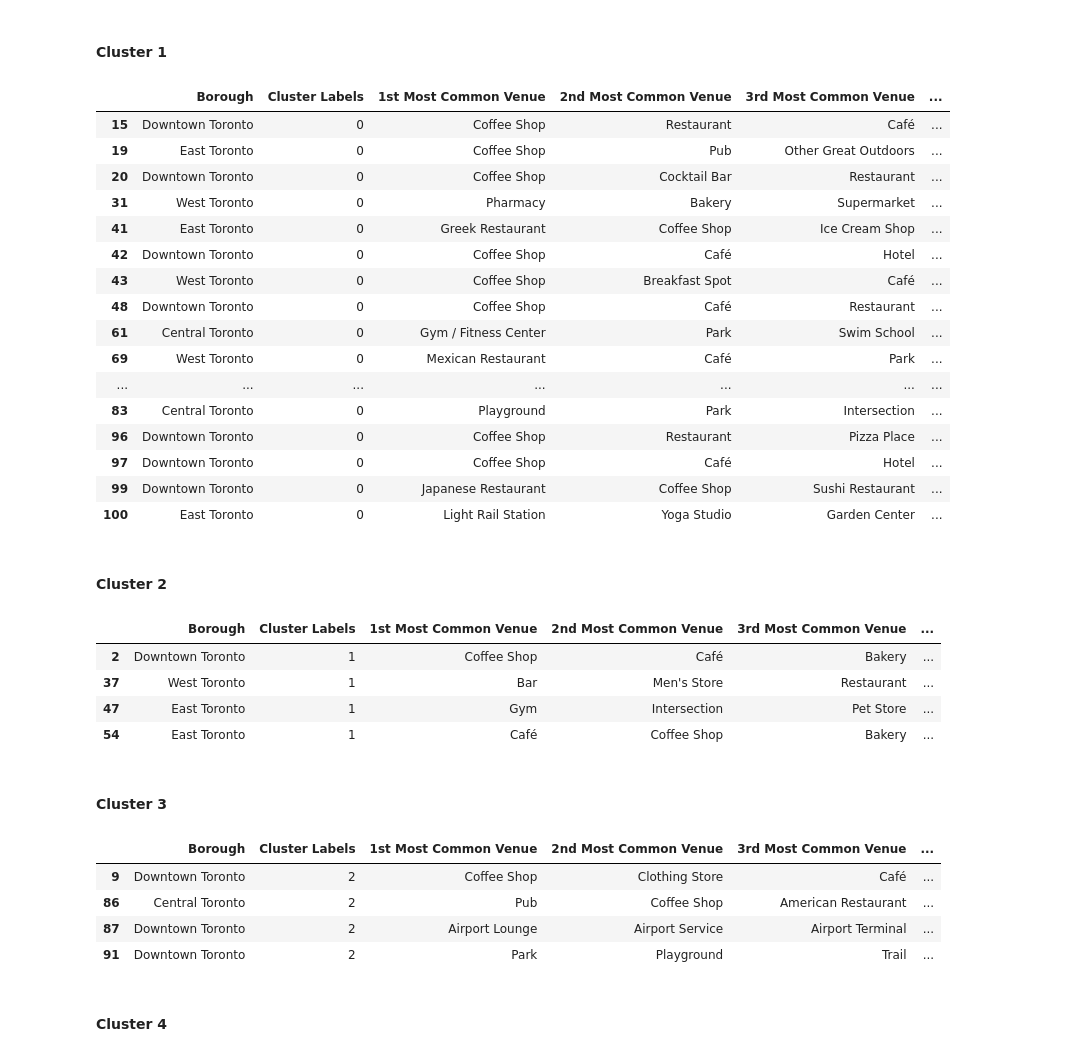
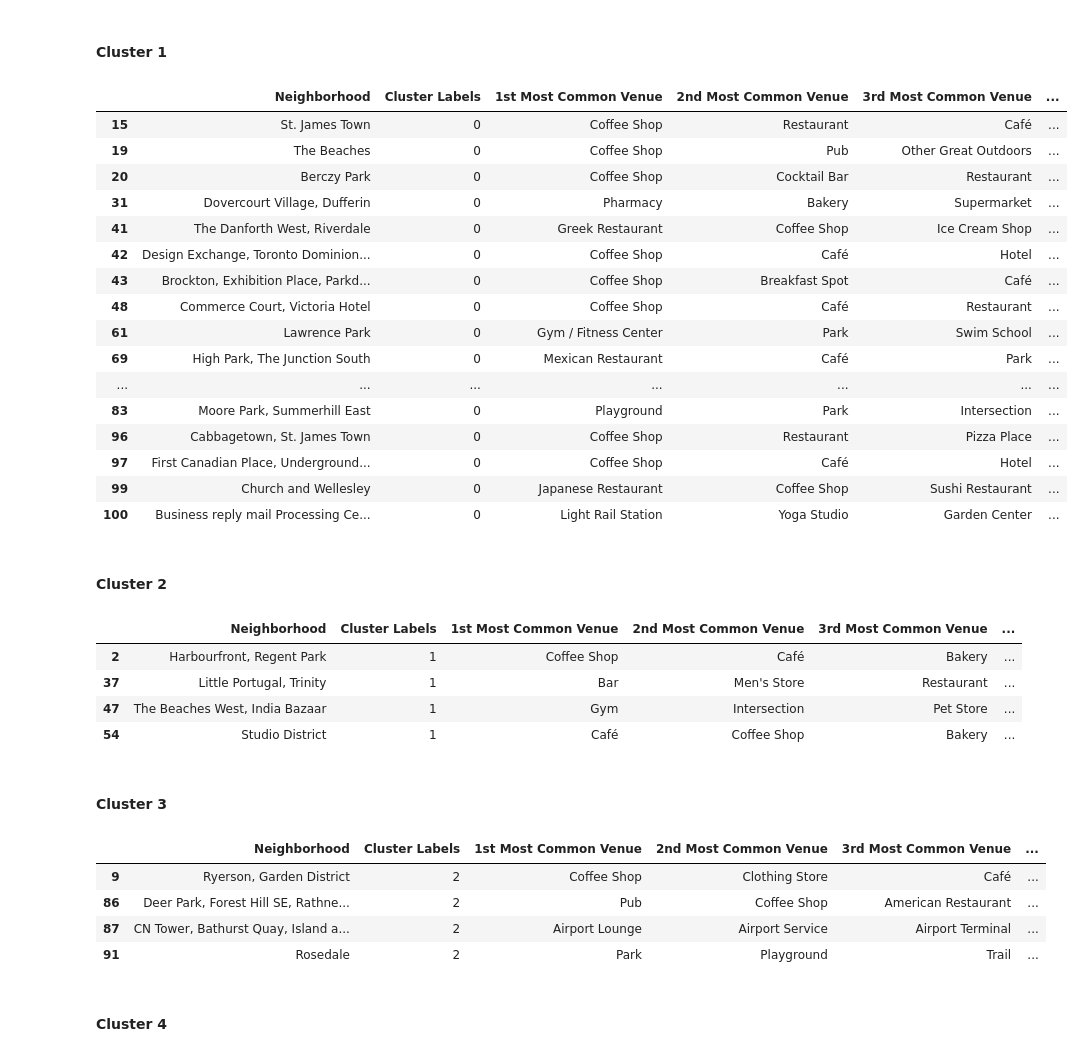
Before and after one commit to lsprandel/Coursera_Projects, a Jupyter notebook: Neighborhoods_in_Toronto.ipynb, the cells around one changed output. Drawn from its saved outputs; the diff is of its cells as text; code cells hidden in the pictures.

```diff
--- a/Neighborhoods_in_Toronto.ipynb
+++ b/Neighborhoods_in_Toronto.ipynb
@@ -441,45 +441,45 @@ map_clusters
 # %% [markdown]
 #### Cluster 1
 # %%
-toronto_merged.loc[toronto_merged['Cluster Labels'] == 0, toronto_merged.columns[[1] + list(range(5, toronto_merged.shape[1]))]]
+toronto_merged.loc[toronto_merged['Cluster Labels'] == 0, toronto_merged.columns[[2] + list(range(5, toronto_merged.shape[1]))]]
 # %% [output]
-|  | Borough | Cluster Labels | 1st Most Common Venue | 2nd Most Common Venue | 3rd Most Common Venue | ... |
-| 15 | Downtown Toronto | 0 | Coffee Shop | Restaurant | Café | ... |
-| 19 | East Toronto | 0 | Coffee Shop | Pub | Other Great Outdoors | ... |
-| 20 | Downtown Toronto | 0 | Coffee Shop | Cocktail Bar | Restaurant | ... |
-| 31 | West Toronto | 0 | Pharmacy | Bakery | Supermarket | ... |
-| 41 | East Toronto | 0 | Greek Restaurant | Coffee Shop | Ice Cream Shop | ... |
-| 42 | Downtown Toronto | 0 | Coffee Shop | Café | Hotel | ... |
-| 43 | West Toronto | 0 | Coffee Shop | Breakfast Spot | Café | ... |
-| 48 | Downtown Toronto | 0 | Coffee Shop | Café | Restaurant | ... |
-| 61 | Central Toronto | 0 | Gym / Fitness Center | Park | Swim School | ... |
-| 69 | West Toronto | 0 | Mexican Restaurant | Café | Park | ... |
+|  | Neighborhood | Cluster Labels | 1st Most Common Venue | 2nd Most Common Venue | 3rd Most Common Venue | ... |
+| 15 | St. James Town | 0 | Coffee Shop | Restaurant | Café | ... |
+| 19 | The Beaches | 0 | Coffee Shop | Pub | Other Great Outdoors | ... |
+| 20 | Berczy Park | 0 | Coffee Shop | Cocktail Bar | Restaurant | ... |
+| 31 | Dovercourt Village, Dufferin | 0 | Pharmacy | Bakery | Supermarket | ... |
+| 41 | The Danforth West, Riverdale | 0 | Greek Restaurant | Coffee Shop | Ice Cream Shop | ... |
+| 42 | Design Exchange, Toronto Dominion... | 0 | Coffee Shop | Café | Hotel | ... |
+| 43 | Brockton, Exhibition Place, Parkd... | 0 | Coffee Shop | Breakfast Spot | Café | ... |
+| 48 | Commerce Court, Victoria Hotel | 0 | Coffee Shop | Café | Restaurant | ... |
+| 61 | Lawrence Park | 0 | Gym / Fitness Center | Park | Swim School | ... |
+| 69 | High Park, The Junction South | 0 | Mexican Restaurant | Café | Park | ... |
 | ... | ... | ... | ... | ... | ... | ... |
-| 83 | Central Toronto | 0 | Playground | Park | Intersection | ... |
-| 96 | Downtown Toronto | 0 | Coffee Shop | Restaurant | Pizza Place | ... |
-| 97 | Downtown Toronto | 0 | Coffee Shop | Café | Hotel | ... |
-| 99 | Downtown Toronto | 0 | Japanese Restaurant | Coffee Shop | Sushi Restaurant | ... |
-| 100 | East Toronto | 0 | Light Rail Station | Yoga Studio | Garden Center | ... |
+| 83 | Moore Park, Summerhill East | 0 | Playground | Park | Intersection | ... |
+| 96 | Cabbagetown, St. James Town | 0 | Coffee Shop | Restaurant | Pizza Place | ... |
+| 97 | First Canadian Place, Underground... | 0 | Coffee Shop | Café | Hotel | ... |
+| 99 | Church and Wellesley | 0 | Japanese Restaurant | Coffee Shop | Sushi Restaurant | ... |
+| 100 | Business reply mail Processing Ce... | 0 | Light Rail Station | Yoga Studio | Garden Center | ... |
 # %% [markdown]
 #### Cluster 2
 # %%
-toronto_merged.loc[toronto_merged['Cluster Labels'] == 1, toronto_merged.columns[[1] + list(range(5, toronto_merged.shape[1]))]]
+toronto_merged.loc[toronto_merged['Cluster Labels'] == 1, toronto_merged.columns[[2] + list(range(5, toronto_merged.shape[1]))]]
 # %% [output]
-|  | Borough | Cluster Labels | 1st Most Common Venue | 2nd Most Common Venue | 3rd Most Common Venue | ... |
-| 2 | Downtown Toronto | 1 | Coffee Shop | Café | Bakery | ... |
-| 37 | West Toronto | 1 | Bar | Men's Store | Restaurant | ... |
-| 47 | East Toronto | 1 | Gym | Intersection | Pet Store | ... |
-| 54 | East Toronto | 1 | Café | Coffee Shop | Bakery | ... |
+|  | Neighborhood | Cluster Labels | 1st Most Common Venue | 2nd Most Common Venue | 3rd Most Common Venue | ... |
+| 2 | Harbourfront, Regent Park | 1 | Coffee Shop | Café | Bakery | ... |
+| 37 | Little Portugal, Trinity | 1 | Bar | Men's Store | Restaurant | ... |
+| 47 | The Beaches West, India Bazaar | 1 | Gym | Intersection | Pet Store | ... |
+| 54 | Studio District | 1 | Café | Coffee Shop | Bakery | ... |
 # %% [markdown]
 #### Cluster 3
 # %%
-toronto_merged.loc[toronto_merged['Cluster Labels'] == 2, toronto_merged.columns[[1] + list(range(5, toronto_merged.shape[1]))]]
+toronto_merged.loc[toronto_merged['Cluster Labels'] == 2, toronto_merged.columns[[2] + list(range(5, toronto_merged.shape[1]))]]
 # %% [output]
-|  | Borough | Cluster Labels | 1st Most Common Venue | 2nd Most Common Venue | 3rd Most Common Venue | ... |
-| 9 | Downtown Toronto | 2 | Coffee Shop | Clothing Store | Café | ... |
-| 86 | Central Toronto | 2 | Pub | Coffee Shop | American Restaurant | ... |
-| 87 | Downtown Toronto | 2 | Airport Lounge | Airport Service | Airport Terminal | ... |
-| 91 | Downtown Toronto | 2 | Park | Playground | Trail | ... |
+|  | Neighborhood | Cluster Labels | 1st Most Common Venue | 2nd Most Common Venue | 3rd Most Common Venue | ... |
+| 9 | Ryerson, Garden District | 2 | Coffee Shop | Clothing Store | Café | ... |
+| 86 | Deer Park, Forest Hill SE, Rathne... | 2 | Pub | Coffee Shop | American Restaurant | ... |
+| 87 | CN Tower, Bathurst Quay, Island a... | 2 | Airport Lounge | Airport Service | Airport Terminal | ... |
+| 91 | Rosedale | 2 | Park | Playground | Trail | ... |
 # %% [markdown]
 #### Cluster 4
 # %%
```
Also changed, not shown: parts of 2 cells of this notebook.
